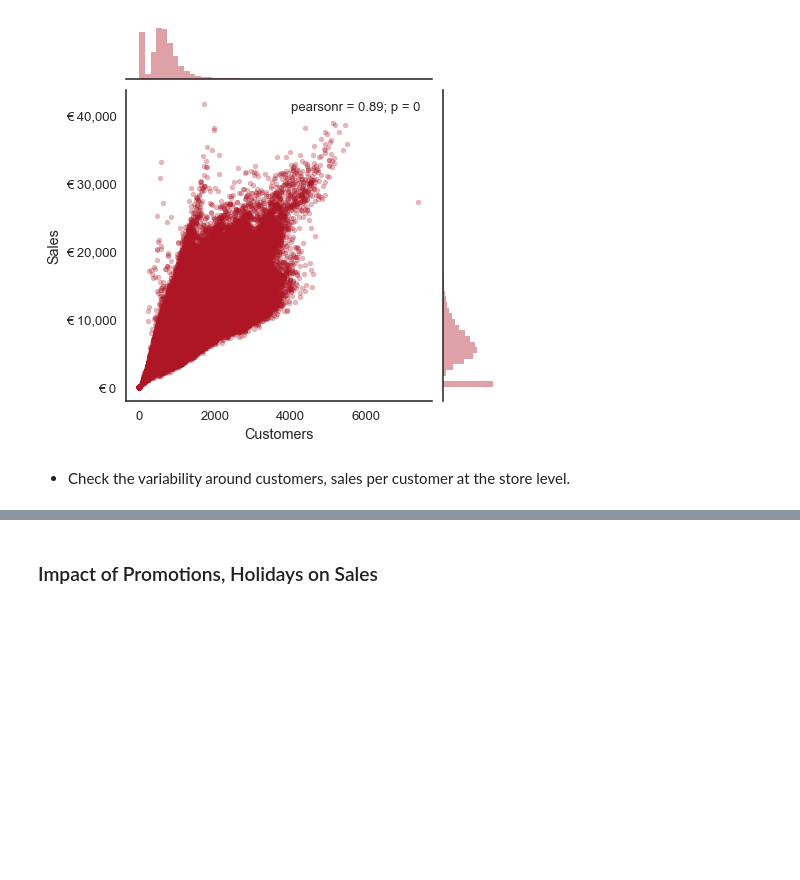
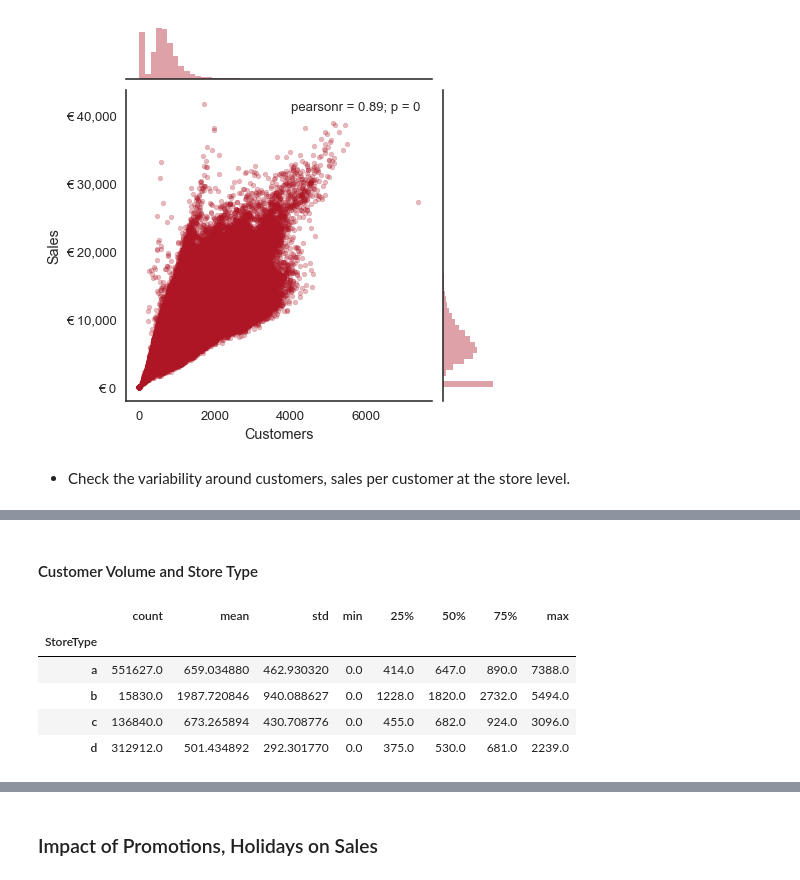
Before and after one commit to nurudeensulaimon/EDA, a Jupyter notebook: Exploratory Data Analysis.ipynb, the cells around one changed output, grey strips where cells are left out. Drawn from its saved outputs; the diff is of its cells as text; code cells hidden in the pictures; blank space fills up the shorter version.

```diff
--- a/Exploratory Data Analysis.ipynb
+++ b/Exploratory Data Analysis.ipynb
@@ -162,0 +283,11 @@ g.ax_joint.set_yticklabels(['€ {:,.0f}'.format(y) for y in y_vals]);
+# %% [markdown]
+#### Customer Volume and Store Type
+# %%
+merged_data.groupby('StoreType')['Customers'].describe()
+# %% [output]
+|  | count | mean | std | min | 25% | 50% | 75% | max |
+| StoreType |  |  |  |  |  |  |  |  |
+| a | 551627.0 | 659.034880 | 462.930320 | 0.0 | 414.0 | 647.0 | 890.0 | 7388.0 |
+| b | 15830.0 | 1987.720846 | 940.088627 | 0.0 | 1228.0 | 1820.0 | 2732.0 | 5494.0 |
+| c | 136840.0 | 673.265894 | 430.708776 | 0.0 | 455.0 | 682.0 | 924.0 | 3096.0 |
+| d | 312912.0 | 501.434892 | 292.301770 | 0.0 | 375.0 | 530.0 | 681.0 | 2239.0 |
```
Also changed, not shown: parts of 52 cells of this notebook.
